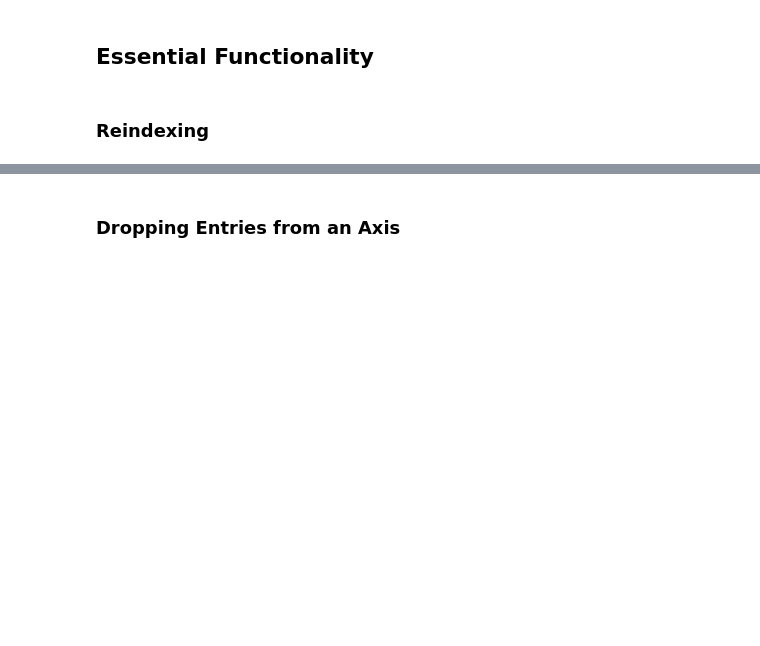
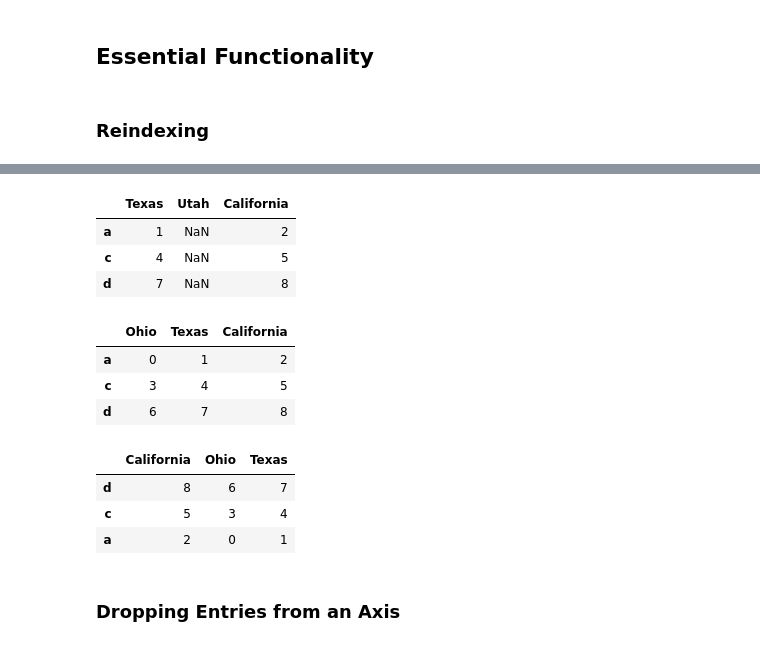
Before and after one commit to jamesshapiro/python-data-analysis-book-exercises, a Jupyter notebook: ch05-pandas.ipynb, the cells around one changed output, grey strips where cells are left out. Saved outputs shown, nothing was run; the diff lists cells and outputs as text; code cells hidden in the pictures; blank space fills up the shorter version.

```diff
--- a/ch05-pandas.ipynb
+++ b/ch05-pandas.ipynb
@@ -327,3 +497,13 @@ frame2
 # %%
 states = ['Texas', 'Utah', 'California']
 frame.reindex(columns=states)
+frame
+# %% [output]
+|  | Texas | Utah | California |
+| a | 1 | NaN | 2 |
+| c | 4 | NaN | 5 |
+| d | 7 | NaN | 8 |
+|  | Ohio | Texas | California |
+| a | 0 | 1 | 2 |
+| c | 3 | 4 | 5 |
+| d | 6 | 7 | 8 |
@@ -332,3 +510,13 @@ frame.loc[['a', 'b', 'c', 'd'], states]
+# %%
+# Note: this is now deprecated, see: https://pandas.pydata.org/pandas-docs/stable/user_guide/indexing.html#indexing-with-list-with-missing-labels-is-deprecated
+#frame.loc[['a', 'b', 'c', 'd'], states]
+
+frame.loc[['d', 'c', 'a'], sorted(['Ohio', 'Texas', 'California'])]
+# %% [output]
+|  | California | Ohio | Texas |
+| d | 8 | 6 | 7 |
+| c | 5 | 3 | 4 |
+| a | 2 | 0 | 1 |
 # %% [markdown]
 ### Dropping Entries from an Axis
 # %%
```
Also changed, not shown: parts of 95 cells of this notebook.
